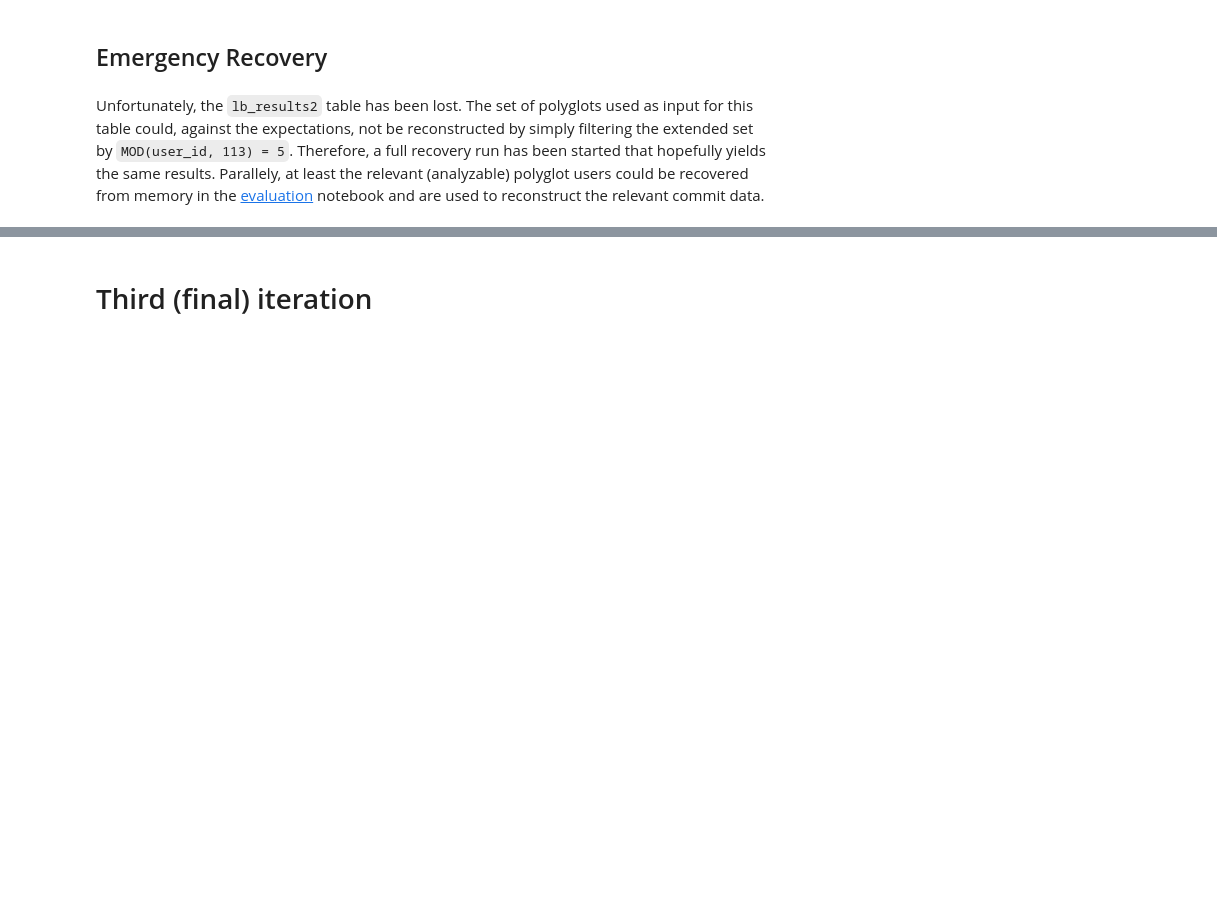
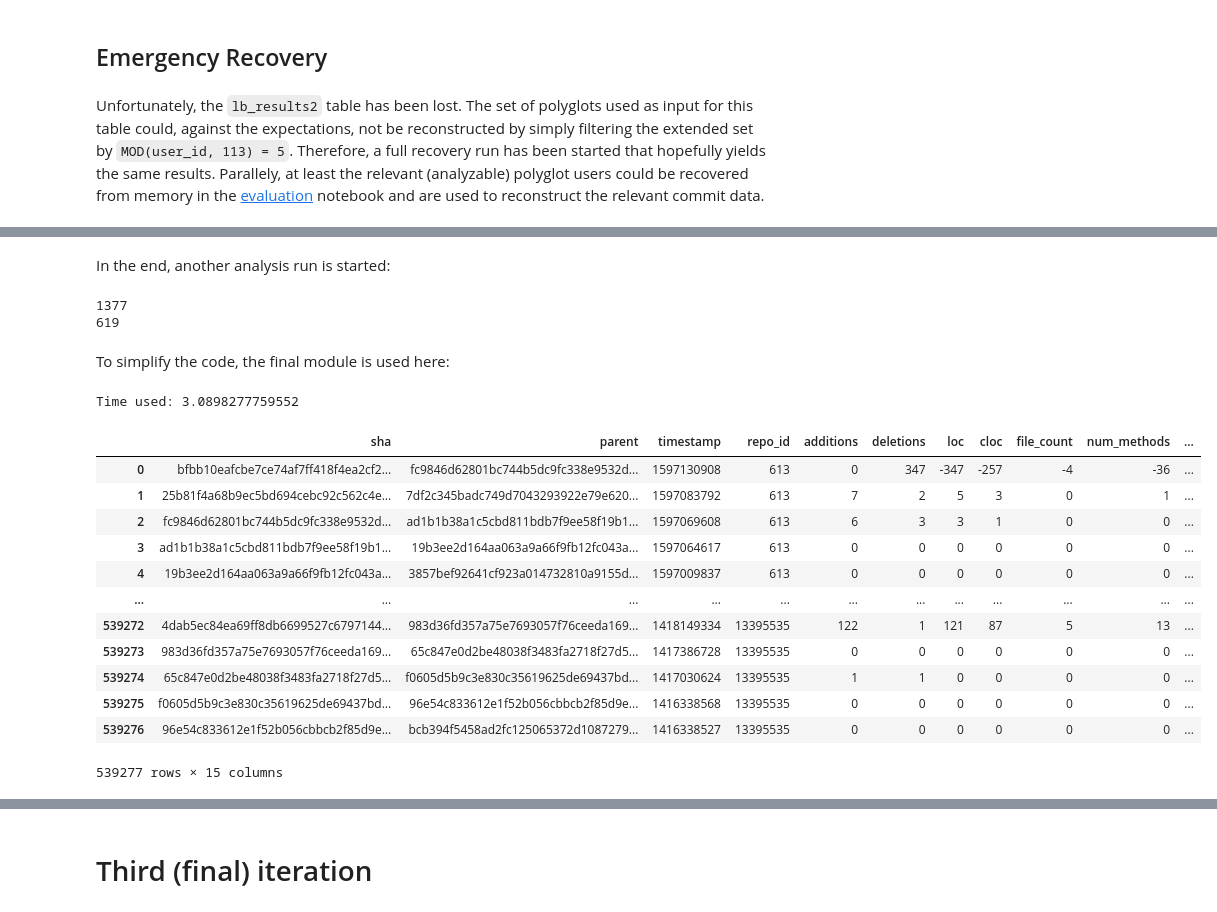
Before and after one commit to LeonBein/CRM20, a Jupyter notebook: RepoAnalysis.ipynb, the cells around one changed output, grey strips where cells are left out. Drawn from its saved outputs; the diff is of its cells as text; code cells hidden in the pictures; blank space fills up the shorter version.

Commit message:
Add recovery changes before cleaning them up

```diff
--- a/RepoAnalysis.ipynb
+++ b/RepoAnalysis.ipynb
@@ -944,0 +1079,2 @@ dbUtils.log('lets see', 'resolved.txt')
+# %% [markdown]
+In the end, another analysis run is started:
@@ -944,0 +1089,8 @@ dbUtils.log('lets see', 'resolved.txt')
+# %%
+print(len(recoveryBothProjects))
+print(len(repos))
+# %% [output]
+1377
+619
+# %% [markdown]
+To simplify the code, the final module is used here:
@@ -945,2 +1099,22 @@ dbUtils.log('lets see', 'resolved.txt')
+# %%
+dbUtils.runQuery('''
+    SELECT *
+    FROM crm20.lb_results2
+''', mute=True)
+# %% [output]
+Time used: 3.0898277759552
+|  | sha | parent | timestamp | repo_id | additions | deletions | loc | cloc | file_count | num_methods | ... |
+| 0 | bfbb10eafcbe7ce74af7ff418f4ea2cf2... | fc9846d62801bc744b5dc9fc338e9532d... | 1597130908 | 613 | 0 | 347 | -347 | -257 | -4 | -36 | ... |
+| 1 | 25b81f4a68b9ec5bd694cebc92c562c4e... | 7df2c345badc749d7043293922e79e620... | 1597083792 | 613 | 7 | 2 | 5 | 3 | 0 | 1 | ... |
+| 2 | fc9846d62801bc744b5dc9fc338e9532d... | ad1b1b38a1c5cbd811bdb7f9ee58f19b1... | 1597069608 | 613 | 6 | 3 | 3 | 1 | 0 | 0 | ... |
+| 3 | ad1b1b38a1c5cbd811bdb7f9ee58f19b1... | 19b3ee2d164aa063a9a66f9fb12fc043a... | 1597064617 | 613 | 0 | 0 | 0 | 0 | 0 | 0 | ... |
+| 4 | 19b3ee2d164aa063a9a66f9fb12fc043a... | 3857bef92641cf923a014732810a9155d... | 1597009837 | 613 | 0 | 0 | 0 | 0 | 0 | 0 | ... |
+| ... | ... | ... | ... | ... | ... | ... | ... | ... | ... | ... | ... |
+| 539272 | 4dab5ec84ea69ff8db6699527c6797144... | 983d36fd357a75e7693057f76ceeda169... | 1418149334 | 13395535 | 122 | 1 | 121 | 87 | 5 | 13 | ... |
+| 539273 | 983d36fd357a75e7693057f76ceeda169... | 65c847e0d2be48038f3483fa2718f27d5... | 1417386728 | 13395535 | 0 | 0 | 0 | 0 | 0 | 0 | ... |
+| 539274 | 65c847e0d2be48038f3483fa2718f27d5... | f0605d5b9c3e830c35619625de69437bd... | 1417030624 | 13395535 | 1 | 1 | 0 | 0 | 0 | 0 | ... |
+| 539275 | f0605d5b9c3e830c35619625de69437bd... | 96e54c833612e1f52b056cbbcb2f85d9e... | 1416338568 | 13395535 | 0 | 0 | 0 | 0 | 0 | 0 | ... |
+| 539276 | 96e54c833612e1f52b056cbbcb2f85d9e... | bcb394f5458ad2fc125065372d1087279... | 1416338527 | 13395535 | 0 | 0 | 0 | 0 | 0 | 0 | ... |
+539277 rows × 15 columns
 # %%
 display(Audio('./beep.mp3', autoplay=True))
```
Also changed, not shown: parts of 9 cells of this notebook, 2 other files.
